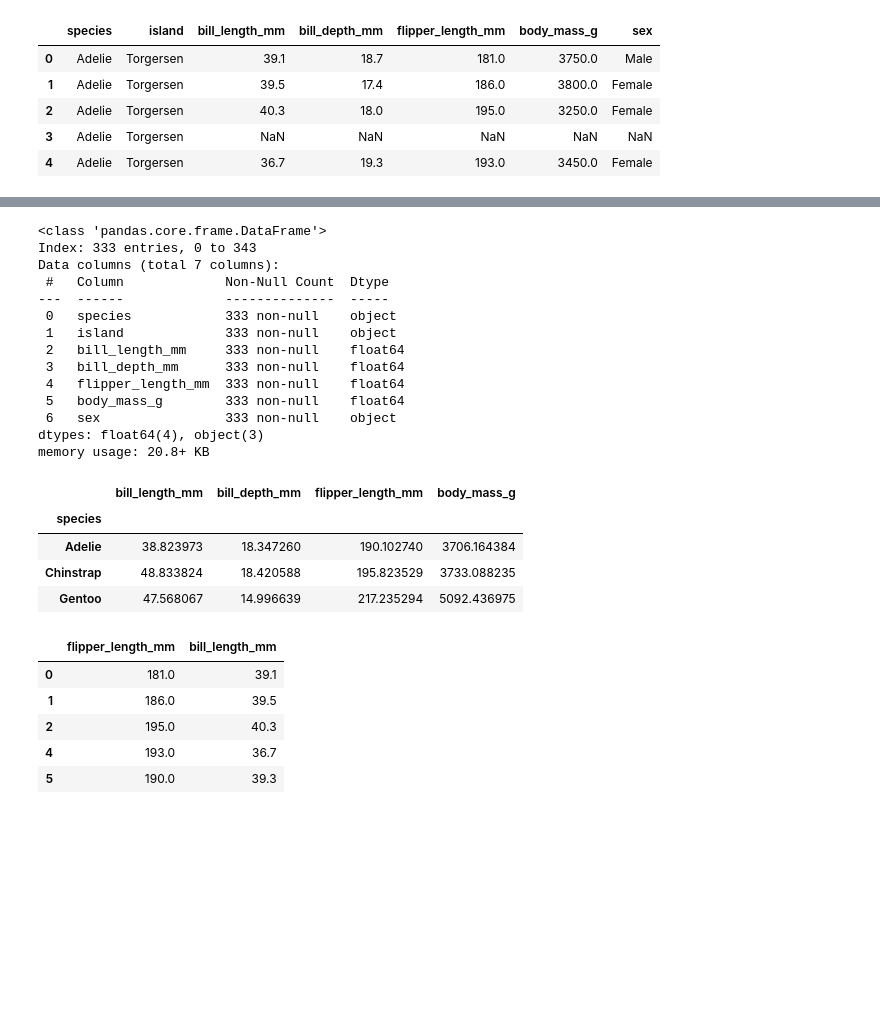
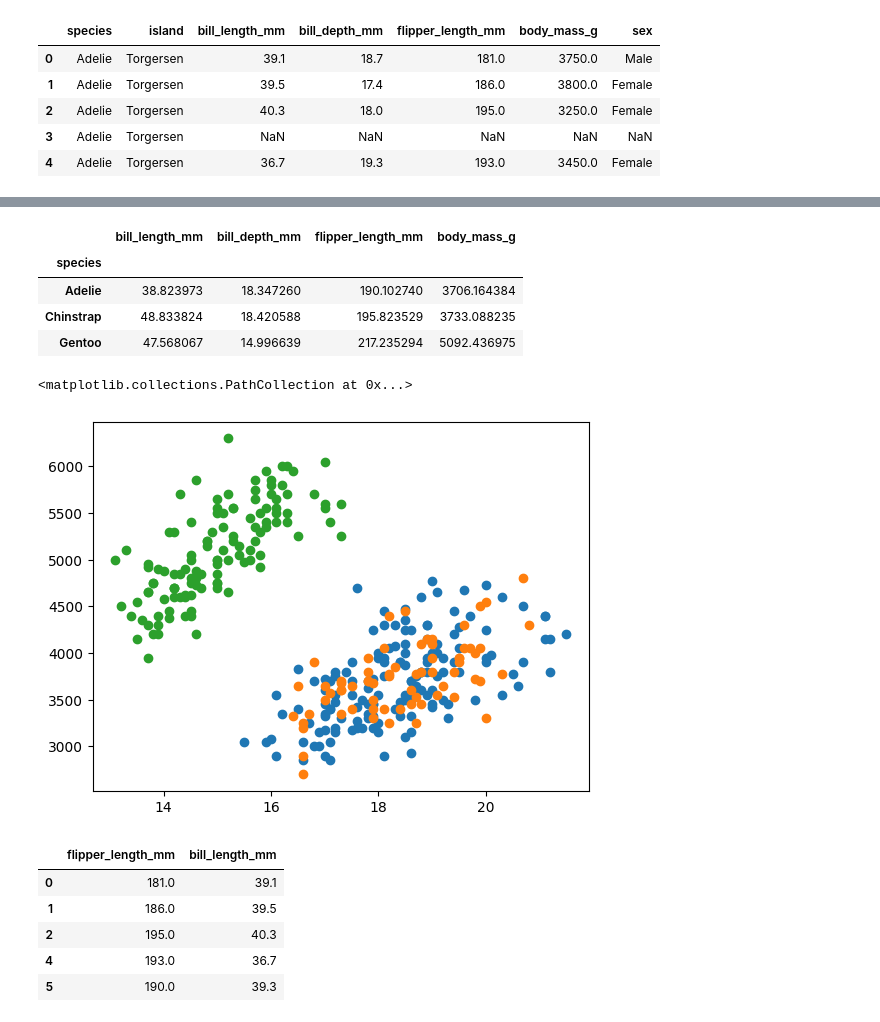
Before and after one commit to suhihy/ML, a Jupyter notebook: 02-2.ipynb, the cells around one changed output, grey strips where cells are left out. Cells and saved outputs as stored; diff of their text form; code cells hidden in the pictures; blank space fills up the shorter version.

```diff
--- a/02-2.ipynb
+++ b/02-2.ipynb
@@ -208,20 +225,3 @@ array(['Torgersen', 'Biscoe', 'Dream'], dtype=object)
-# %%
-df.info()
-# %% [output]
-<class 'pandas.core.frame.DataFrame'>
-Index: 333 entries, 0 to 343
-Data columns (total 7 columns):
- #   Column             Non-Null Count  Dtype
----  ------             --------------  -----
- 0   species            333 non-null    object
- 1   island             333 non-null    object
- 2   bill_length_mm     333 non-null    float64
- 3   bill_depth_mm      333 non-null    float64
- 4   flipper_length_mm  333 non-null    float64
- 5   body_mass_g        333 non-null    float64
- 6   sex                333 non-null    object
-dtypes: float64(4), object(3)
-memory usage: 20.8+ KB
 # %%
 df.groupby('species').mean(numeric_only=True)
 # %% [output]
@@ -230,6 +230,19 @@ df.groupby('species').mean(numeric_only=True)
 | Adelie | 38.823973 | 18.347260 | 190.102740 | 3706.164384 |
 | Chinstrap | 48.833824 | 18.420588 | 195.823529 | 3733.088235 |
 | Gentoo | 47.568067 | 14.996639 | 217.235294 | 5092.436975 |
+# %%
+import matplotlib.pyplot as plt
+
+cond_adel = df['species'] == 'Adelie'
+cond_chin = df['species'] == 'Chinstrap'
+cond_gent = df['species'] == 'Gentoo'
+
+plt.scatter(df.loc[cond_adel, 'bill_depth_mm'], df.loc[cond_adel, 'body_mass_g'])
+plt.scatter(df.loc[cond_chin, 'bill_depth_mm'], df.loc[cond_chin, 'body_mass_g'])
+plt.scatter(df.loc[cond_gent, 'bill_depth_mm'], df.loc[cond_gent, 'body_mass_g'])
+# %% [output]
+<matplotlib.collections.PathCollection at 0x...>
+[figure, added]
 # %%
 cond = df['species'].isin(['Adelie', 'Gentoo'])
 # %%
```
Also changed, not shown: parts of 15 cells of this notebook, 2 other files.
